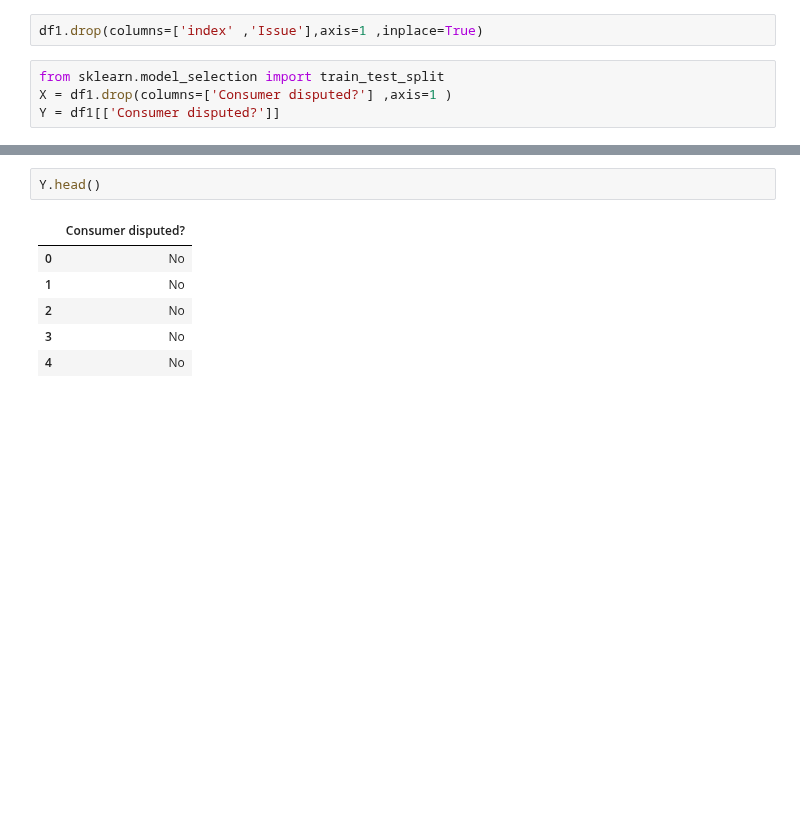
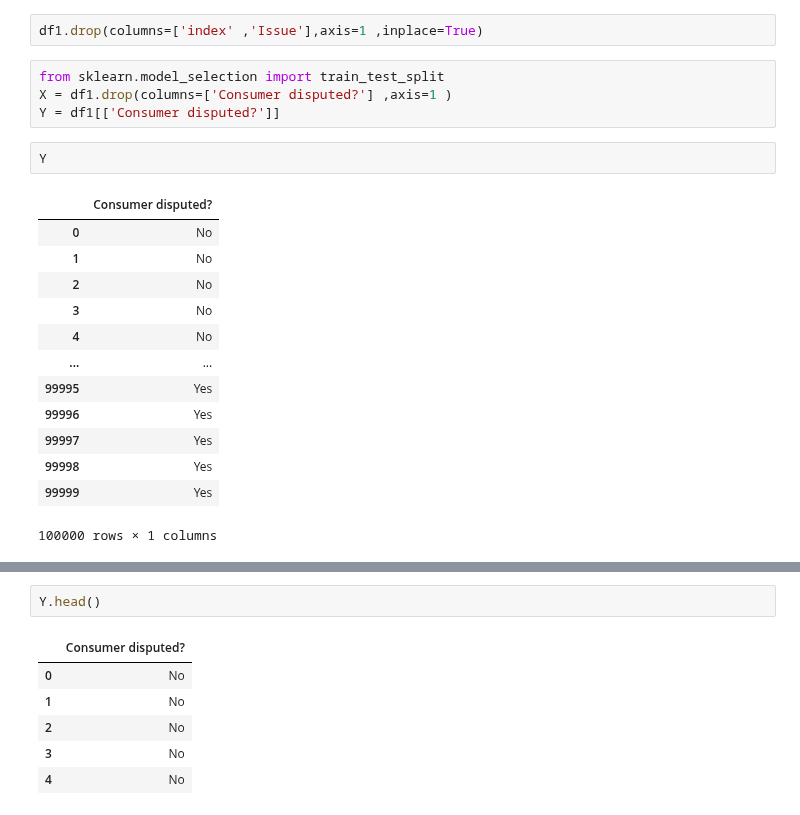
Before and after one commit to pramodkhavare/FinanceComplaint, a Jupyter notebook: research/training.ipynb, the cells around one changed output, grey strips where cells are left out. Drawn from its saved outputs; the diff is of its cells as text; blank space fills up the shorter version.

```diff
--- a/research/training.ipynb
+++ b/research/training.ipynb
@@ -392,6 +388,22 @@ df1.drop(columns=['index' ,'Issue'],axis=1 ,inplace=True)
 from sklearn.model_selection import train_test_split
 X = df1.drop(columns=['Consumer disputed?'] ,axis=1 )
 Y = df1[['Consumer disputed?']]
+# %%
+Y
+# %% [output]
+|  | Consumer disputed? |
+| 0 | No |
+| 1 | No |
+| 2 | No |
+| 3 | No |
+| 4 | No |
+| ... | ... |
+| 99995 | Yes |
+| 99996 | Yes |
+| 99997 | Yes |
+| 99998 | Yes |
+| 99999 | Yes |
+100000 rows × 1 columns
 # %%
 df1.sample(1)
 # %% [output]
```
Also changed, not shown: parts of 15 cells of this notebook, 11 other files.
